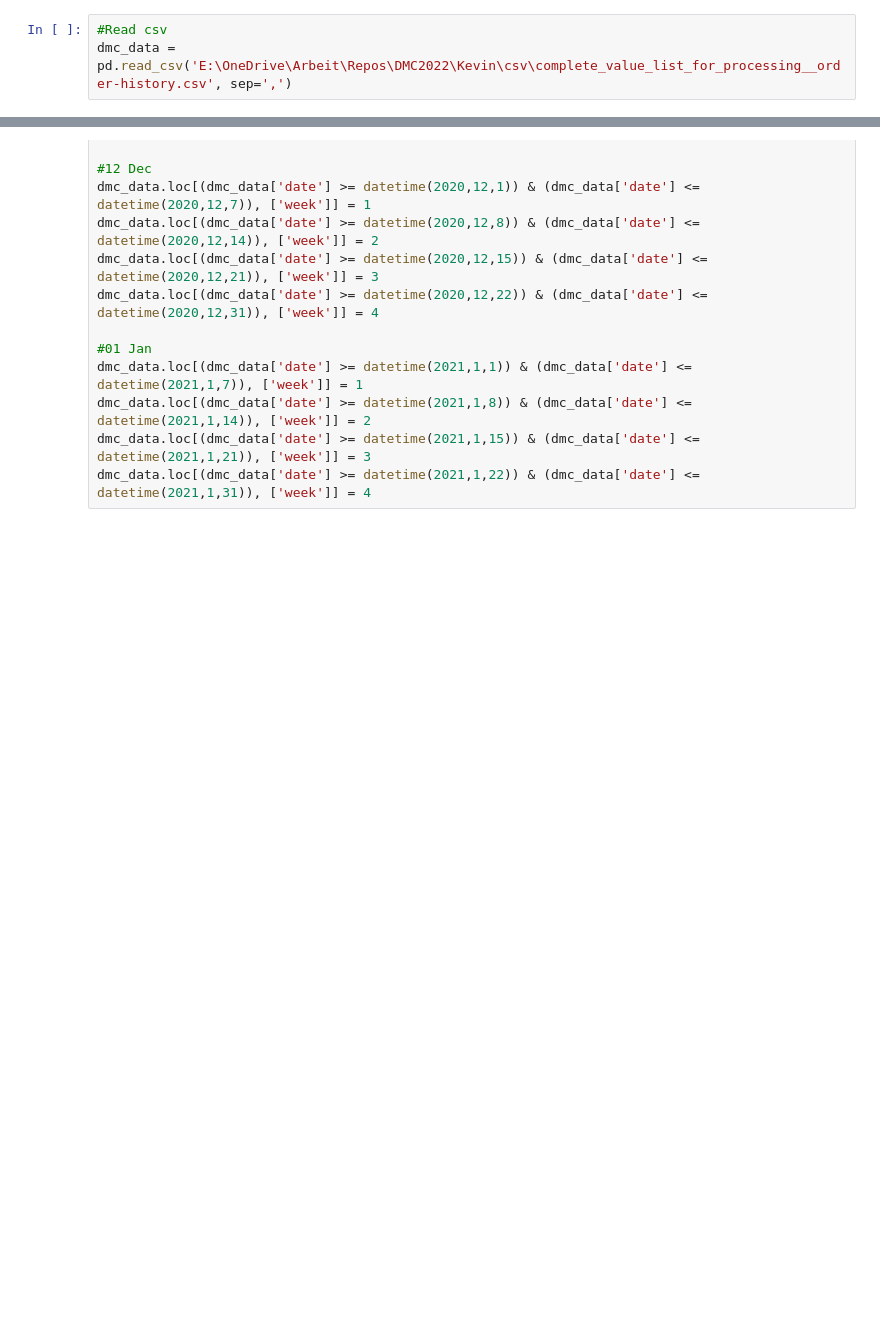
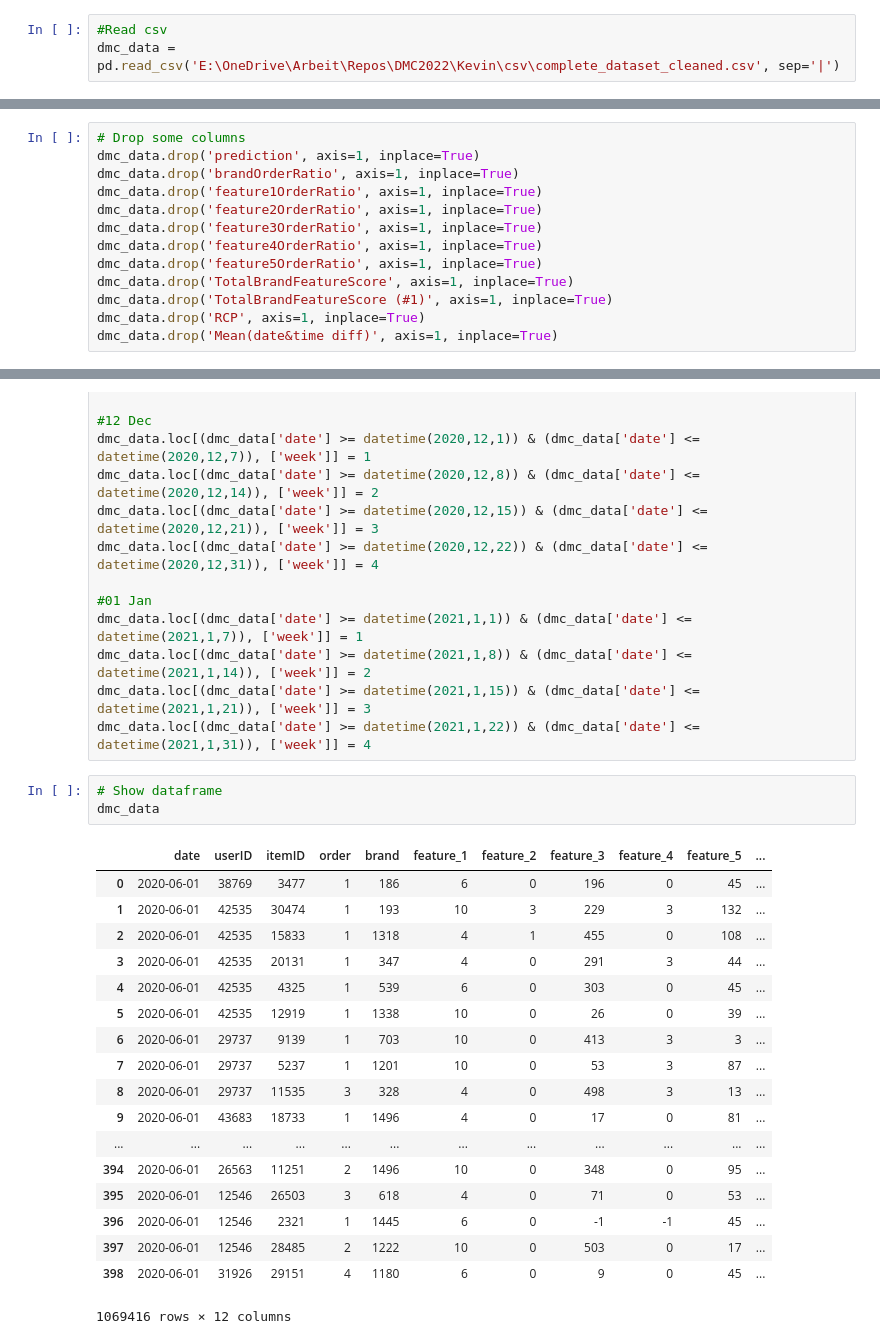
Before and after one commit to SirMightyMo/DMC2022, a Jupyter notebook: Kevin/Python/Label_data_with_purchase_week.ipynb, the cells around one changed output, grey strips where cells are left out. Cells and saved outputs as stored; diff of their text form; blank space fills up the shorter version.

Commit message:
Data cleaning and csv export for notebook Label_data_with_purchase_week

```diff
--- a/Kevin/Python/Label_data_with_purchase_week.ipynb
+++ b/Kevin/Python/Label_data_with_purchase_week.ipynb
@@ -10,5 +8,5 @@ pd.set_option('display.min_rows', 1000)
 # %%
 #Read csv
-dmc_data = pd.read_csv('E:\OneDrive\Arbeit\Repos\DMC2022\Kevin\csv\complete_value_list_for_processing__order-history.csv', sep=',')
+dmc_data = pd.read_csv('E:\OneDrive\Arbeit\Repos\DMC2022\Kevin\csv\complete_dataset_cleaned.csv', sep='|')
 # %%
 dmc_data.head()
@@ -15,3 +21,16 @@ dmc_data.head()
+# %%
+# Drop some columns
+dmc_data.drop('prediction', axis=1, inplace=True)
+dmc_data.drop('brandOrderRatio', axis=1, inplace=True)
+dmc_data.drop('feature1OrderRatio', axis=1, inplace=True)
+dmc_data.drop('feature2OrderRatio', axis=1, inplace=True)
+dmc_data.drop('feature3OrderRatio', axis=1, inplace=True)
+dmc_data.drop('feature4OrderRatio', axis=1, inplace=True)
+dmc_data.drop('feature5OrderRatio', axis=1, inplace=True)
+dmc_data.drop('TotalBrandFeatureScore', axis=1, inplace=True)
+dmc_data.drop('TotalBrandFeatureScore (#1)', axis=1, inplace=True)
+dmc_data.drop('RCP', axis=1, inplace=True)
+dmc_data.drop('Mean(date&time diff)', axis=1, inplace=True)
 # %%
 # Convert 'date' column to datetime format
 dmc_data['date'] = pd.to_datetime(dmc_data['date'], format="%Y-%m-%d")
@@ -70,6 +109,28 @@ dmc_data.loc[(dmc_data['date'] >= datetime(2021,1,1)) & (dmc_data['date'] <= dat
 dmc_data.loc[(dmc_data['date'] >= datetime(2021,1,8)) & (dmc_data['date'] <= datetime(2021,1,14)), ['week']] = 2
 dmc_data.loc[(dmc_data['date'] >= datetime(2021,1,15)) & (dmc_data['date'] <= datetime(2021,1,21)), ['week']] = 3
 dmc_data.loc[(dmc_data['date'] >= datetime(2021,1,22)) & (dmc_data['date'] <= datetime(2021,1,31)), ['week']] = 4
+# %%
+# Show dataframe
+dmc_data
+# %% [output]
+|  | date | userID | itemID | order | brand | feature_1 | feature_2 | feature_3 | feature_4 | feature_5 | ... |
+| 0 | 2020-06-01 | 38769 | 3477 | 1 | 186 | 6 | 0 | 196 | 0 | 45 | ... |
+| 1 | 2020-06-01 | 42535 | 30474 | 1 | 193 | 10 | 3 | 229 | 3 | 132 | ... |
+| 2 | 2020-06-01 | 42535 | 15833 | 1 | 1318 | 4 | 1 | 455 | 0 | 108 | ... |
+| 3 | 2020-06-01 | 42535 | 20131 | 1 | 347 | 4 | 0 | 291 | 3 | 44 | ... |
+| 4 | 2020-06-01 | 42535 | 4325 | 1 | 539 | 6 | 0 | 303 | 0 | 45 | ... |
+| 5 | 2020-06-01 | 42535 | 12919 | 1 | 1338 | 10 | 0 | 26 | 0 | 39 | ... |
+| 6 | 2020-06-01 | 29737 | 9139 | 1 | 703 | 10 | 0 | 413 | 3 | 3 | ... |
+| 7 | 2020-06-01 | 29737 | 5237 | 1 | 1201 | 10 | 0 | 53 | 3 | 87 | ... |
+| 8 | 2020-06-01 | 29737 | 11535 | 3 | 328 | 4 | 0 | 498 | 3 | 13 | ... |
+| 9 | 2020-06-01 | 43683 | 18733 | 1 | 1496 | 4 | 0 | 17 | 0 | 81 | ... |
+| ... | ... | ... | ... | ... | ... | ... | ... | ... | ... | ... | ... |
+| 394 | 2020-06-01 | 26563 | 11251 | 2 | 1496 | 10 | 0 | 348 | 0 | 95 | ... |
+| 395 | 2020-06-01 | 12546 | 26503 | 3 | 618 | 4 | 0 | 71 | 0 | 53 | ... |
+| 396 | 2020-06-01 | 12546 | 2321 | 1 | 1445 | 6 | 0 | -1 | -1 | 45 | ... |
+| 397 | 2020-06-01 | 12546 | 28485 | 2 | 1222 | 10 | 0 | 503 | 0 | 17 | ... |
+| 398 | 2020-06-01 | 31926 | 29151 | 4 | 1180 | 6 | 0 | 9 | 0 | 45 | ... |
+1069416 rows × 12 columns
 # %%
 # Show all entries that were bought in the second week of the month
 dmc_data.loc[dmc_data['week'] == 2]
```
Also changed, not shown: parts of 6 cells of this notebook, 6 other files.
